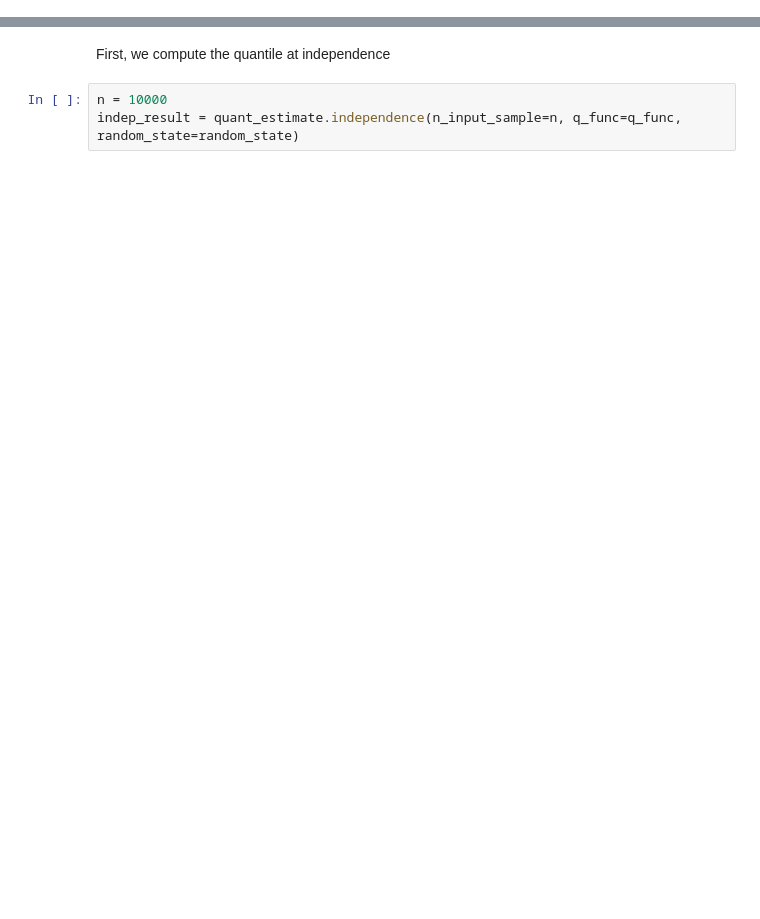
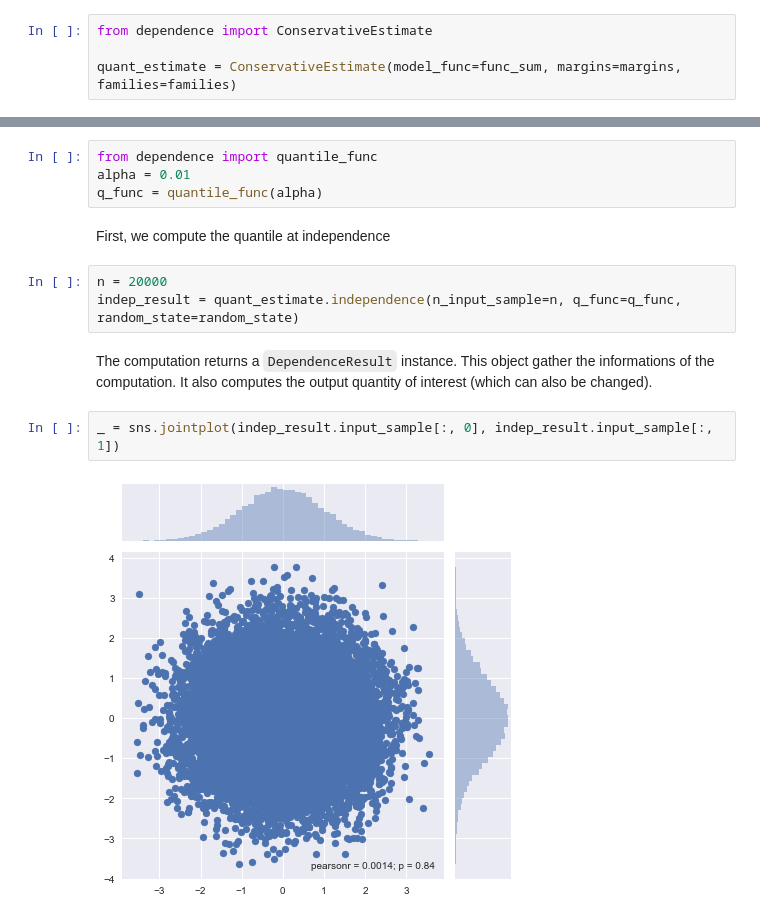
Before and after one commit to NazBen/dep-impact, a Jupyter notebook: examples/grid-search.ipynb, the cells around one changed output, grey strips where cells are left out. Drawn from its saved outputs; the diff is of its cells as text; blank space fills up the shorter version.

```diff
--- a/examples/grid-search.ipynb
+++ b/examples/grid-search.ipynb
@@ -71,0 +62,4 @@ quant_estimate = ConservativeEstimate(model_func=test_func, margins=margins, fam
+# %%
+from dependence import ConservativeEstimate
+
+quant_estimate = ConservativeEstimate(model_func=func_sum, margins=margins, families=families)
@@ -72,5 +68,15 @@ quant_estimate = ConservativeEstimate(model_func=test_func, margins=margins, fam
+# %%
+from dependence import quantile_func
+alpha = 0.01
+q_func = quantile_func(alpha)
 # %% [markdown]
 First, we compute the quantile at independence
 # %%
-n = 10000
+n = 20000
 indep_result = quant_estimate.independence(n_input_sample=n, q_func=q_func, random_state=random_state)
+# %% [markdown]
+The computation returns a `DependenceResult` instance. This object gather the informations of the computation. It also computes the output quantity of interest (which can also be changed).
+# %%
+_ = sns.jointplot(indep_result.input_sample[:, 0], indep_result.input_sample[:, 1])
+# %% [output]
+[figure, added]
```
Also changed, not shown: parts of 30 cells of this notebook, 2 other files.
